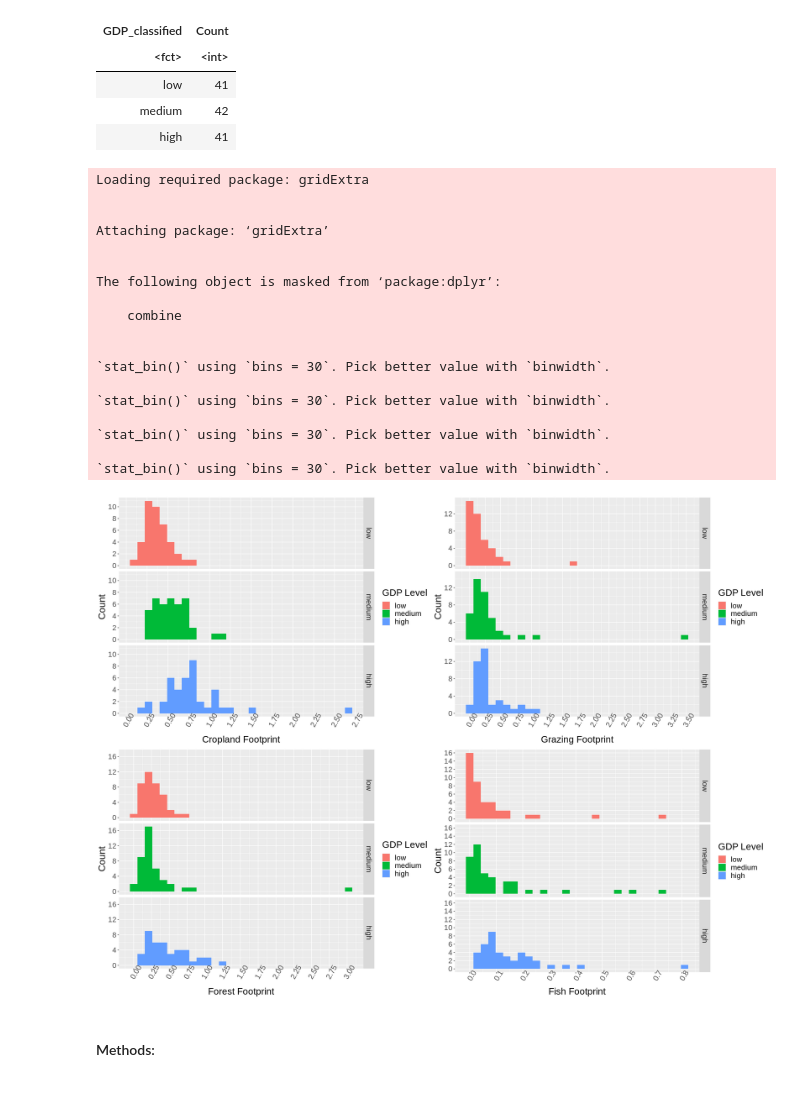
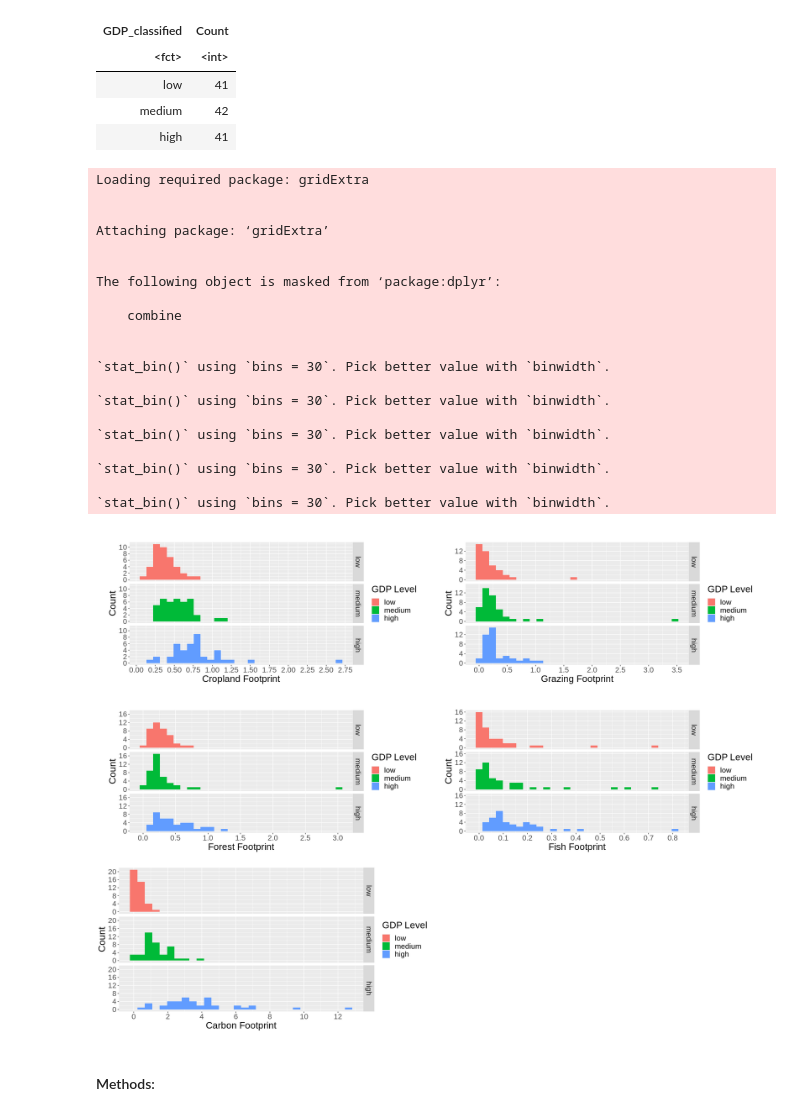
Before and after one commit to tsabkuro/EcoFoot, a Jupyter notebook: main.ipynb, the cells around one changed output. Drawn from its saved outputs; the diff is of its cells as text; code cells hidden in the pictures.

Commit message:
Added carbon footprint

```diff
--- a/main.ipynb
+++ b/main.ipynb
@@ -58,7 +59,7 @@ See spec(...) for full column specifications.
 # and ecological footprints of interest to our project
 countries_GDP_eco <- countries_raw_data %>% select(Country, GDP_per_capita, cropland_footprint,
                                                   grazing_footprint, forest_footprint,
-                                                  fish_footprint)
+                                                  fish_footprint, carbon_footprint)
 
 # removing any rows that have an NA cell
 countries_GDP_eco <- na.omit(countries_GDP_eco)
@@ -180,7 +181,7 @@ options(repr.plot.height = 15, repr.plot.width = 20)
 crop_visualization <- ggplot(countries_train, aes(x = cropland_footprint, fill = GDP_classified)) +
         geom_histogram() +
         labs(x = "Cropland Footprint", y = "Count", fill = "GDP Level") +
-        theme(text = element_text(size = 20), axis.text.x = element_text(angle = 60)) +
+        theme(text = element_text(size = 20), plot.margin = unit(c(1,1,1,1), "cm")) +
         scale_x_continuous(breaks = seq(0, 3, by = 0.25)) +
         scale_y_continuous(breaks = seq(0, 20, by = 2)) +
         facet_grid(GDP_classified~.)
@@ -188,49 +189,59 @@ crop_visualization <- ggplot(countries_train, aes(x = cropland_footprint, fill =
 grazing_visualization <- ggplot(countries_train, aes(x = grazing_footprint, fill = GDP_classified)) +
         geom_histogram() +
         labs(x = "Grazing Footprint", y = "Count", fill = "GDP Level") +
-        theme(text = element_text(size = 20), axis.text.x = element_text(angle = 60)) +
-        scale_x_continuous(breaks = seq(0, 5, by = 0.25)) +
+        theme(text = element_text(size = 20), plot.margin = unit(c(1,1,1,1), "cm")) +
+        scale_x_continuous(breaks = seq(0, 5, by = 0.5)) +
         scale_y_continuous(breaks = seq(0, 40, by = 4)) +
         facet_grid(GDP_classified~.)
 
 forest_visualization <- ggplot(countries_train, aes(x = forest_footprint, fill = GDP_classified)) +
         geom_histogram() +
         labs(x = "Forest Footprint", y = "Count", fill = "GDP Level") +
-        theme(text = element_text(size = 20), axis.text.x = element_text(angle = 60)) +
-        scale_x_continuous(breaks = seq(0, 3, by = 0.25)) +
+        theme(text = element_text(size = 20), plot.margin = unit(c(1,1,1,1), "cm")) +
+        scale_x_continuous(breaks = seq(0, 3, by = 0.5)) +
         scale_y_continuous(breaks = seq(0, 40, by = 4)) +
         facet_grid(GDP_classified~.)
 
 fish_visualization <- ggplot(countries_train, aes(x = fish_footprint, fill = GDP_classified)) +
         geom_histogram() +
         labs(x = "Fish Footprint", y = "Count", fill = "GDP Level") +
-        theme(text = element_text(size = 20), axis.text.x = element_text(angle = 60)) +
+        theme(text = element_text(size = 20), plot.margin = unit(c(1,1,1,1), "cm")) +
         scale_x_continuous(breaks = seq(0, 1, by = 0.1)) +
-        scale_y_continuous(breaks = seq(0, 30, by = 2)) +
+        scale_y_continuous(breaks = seq(0, 30, by = 4)) +
+        facet_grid(GDP_classified~.)
+
+carbon_visualization <- ggplot(countries_train, aes(x = carbon_footprint, fill = GDP_classified)) +
+        geom_histogram() +
+        labs(x = "Carbon Footprint", y = "Count", fill = "GDP Level") +
+        theme(text = element_text(size = 20)) +
+        scale_x_continuous(breaks = seq(0, 30, by = 2)) +
+        scale_y_continuous(breaks = seq(0, 30, by = 4)) +
         facet_grid(GDP_classified~.)
 
 #arranging our visualizations of each predictor variable into a grid for easy comparison
-grid.arrange(crop_visualization, grazing_visualization, forest_visualization, fish_visualization)
+grid.arrange(crop_visualization, grazing_visualization, forest_visualization, fish_visualization, carbon_visualization)
 # %% [output]
 Loading required package: gridExtra
 
 
 Attaching package: ‘gridExtra’
 
 
 The following object is masked from ‘package:dplyr’:
 
     combine
 
 
 `stat_bin()` using `bins = 30`. Pick better value with `binwidth`.
 
 `stat_bin()` using `bins = 30`. Pick better value with `binwidth`.
 
 `stat_bin()` using `bins = 30`. Pick better value with `binwidth`.
 
 `stat_bin()` using `bins = 30`. Pick better value with `binwidth`.
+
+`stat_bin()` using `bins = 30`. Pick better value with `binwidth`.
-[figure, old version]
+[figure, new version]
 # %% [markdown]
 <h4>Methods:
 # %% [markdown]
```
Also changed, not shown: parts of 4 cells of this notebook.
